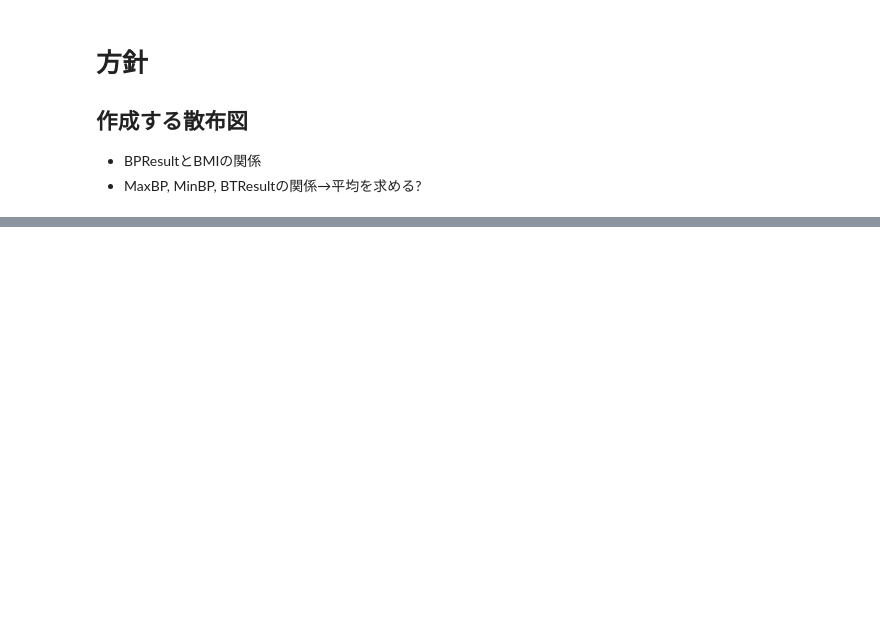
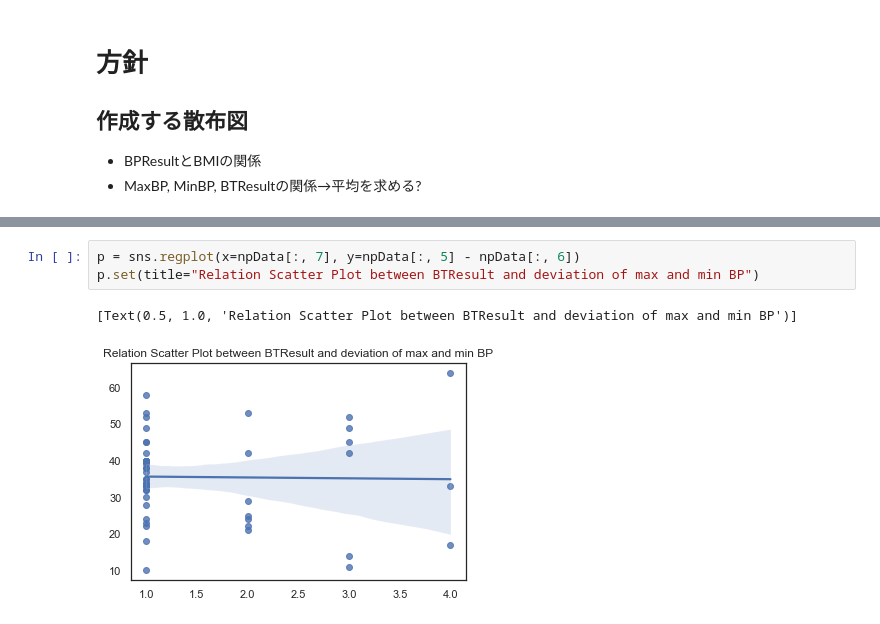
Before and after one commit to shion1305/2021_Probability_Statistics_Final, a Jupyter notebook: Analysis1.ipynb, the cells around one changed output, grey strips where cells are left out. Drawn from its saved outputs; the diff is of its cells as text; blank space fills up the shorter version.

```diff
--- a/Analysis1.ipynb
+++ b/Analysis1.ipynb
@@ -64,0 +77,6 @@ sns.regplot(x=df["sepal_length"], y=df["sepal_width"])
+# %%
+p = sns.regplot(x=npData[:, 7], y=npData[:, 5] - npData[:, 6])
+p.set(title="Relation Scatter Plot between BTResult and deviation of max and min BP")
+# %% [output]
+[Text(0.5, 1.0, 'Relation Scatter Plot between BTResult and deviation of max and min BP')]
+[figure, added]
```
Also changed, not shown: parts of 13 cells of this notebook, 1 other file.
